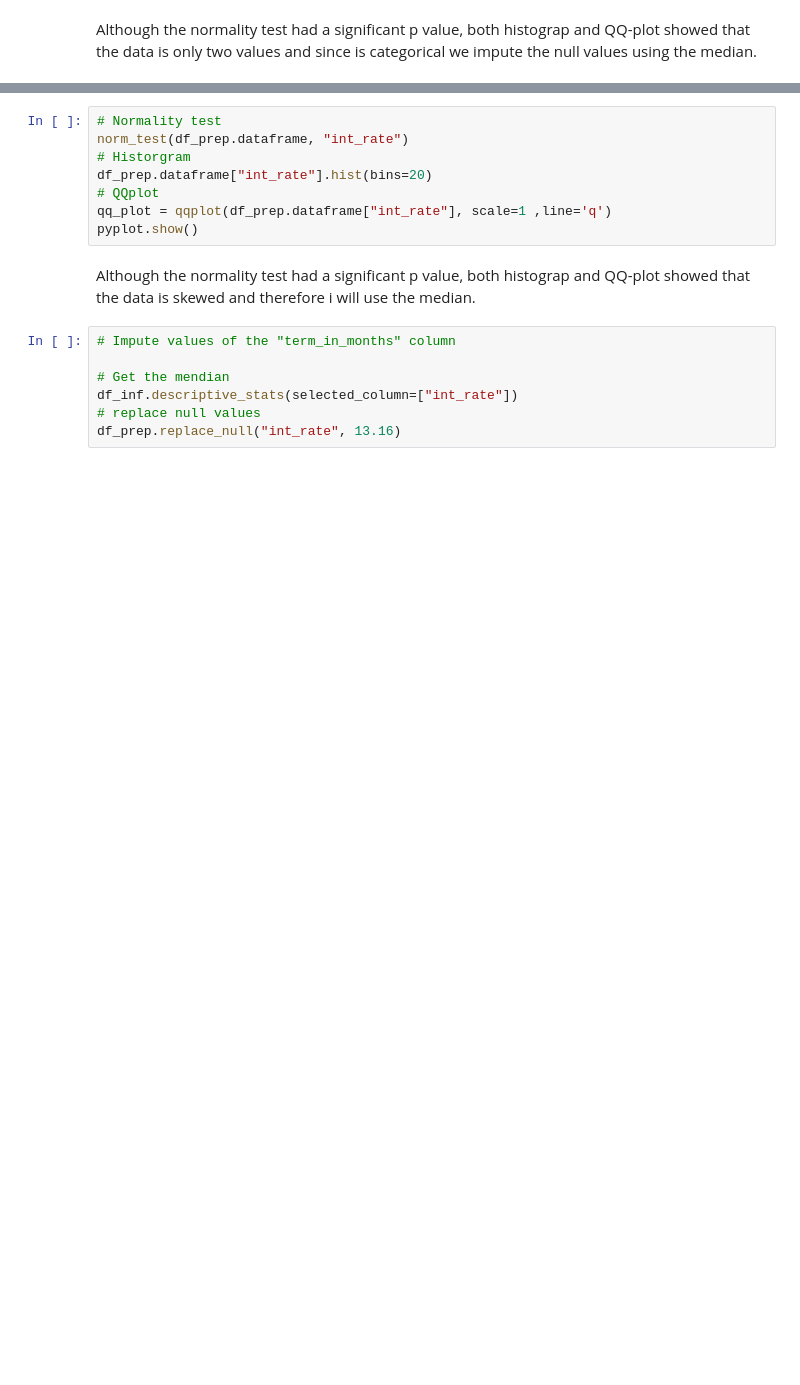
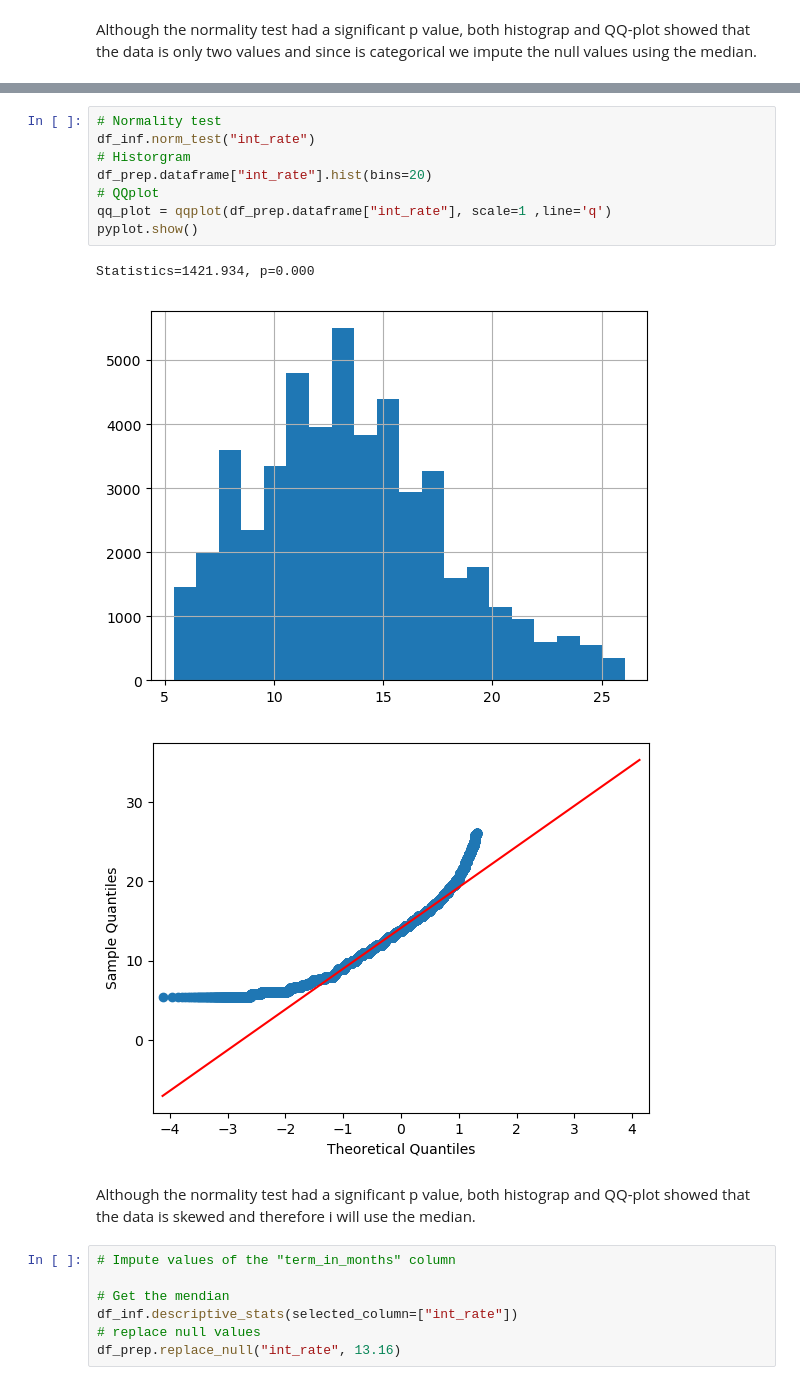
Before and after one commit to ChristianDaza/EDA_finance, a Jupyter notebook: SRC/EDA.ipynb, the cells around one changed output, grey strips where cells are left out. Cells and saved outputs as stored; diff of their text form; blank space fills up the shorter version.

```diff
--- a/SRC/EDA.ipynb
+++ b/SRC/EDA.ipynb
@@ -218,11 +268,15 @@ df_prep.replace_null("term_in_months", 36.0)
 # %%
 # Normality test
-norm_test(df_prep.dataframe, "int_rate")
+df_inf.norm_test("int_rate")
 # Historgram
 df_prep.dataframe["int_rate"].hist(bins=20)
 # QQplot
 qq_plot = qqplot(df_prep.dataframe["int_rate"], scale=1 ,line='q')
 pyplot.show()
+# %% [output]
+Statistics=1421.934, p=0.000
+[figure, added]
+[figure, added]
 # %% [markdown]
 Although the normality test had a significant p value, both histograp and QQ-plot showed that the data is skewed and therefore i will use the median.
 # %%
```
Also changed, not shown: parts of 28 cells of this notebook, 1 other file.
